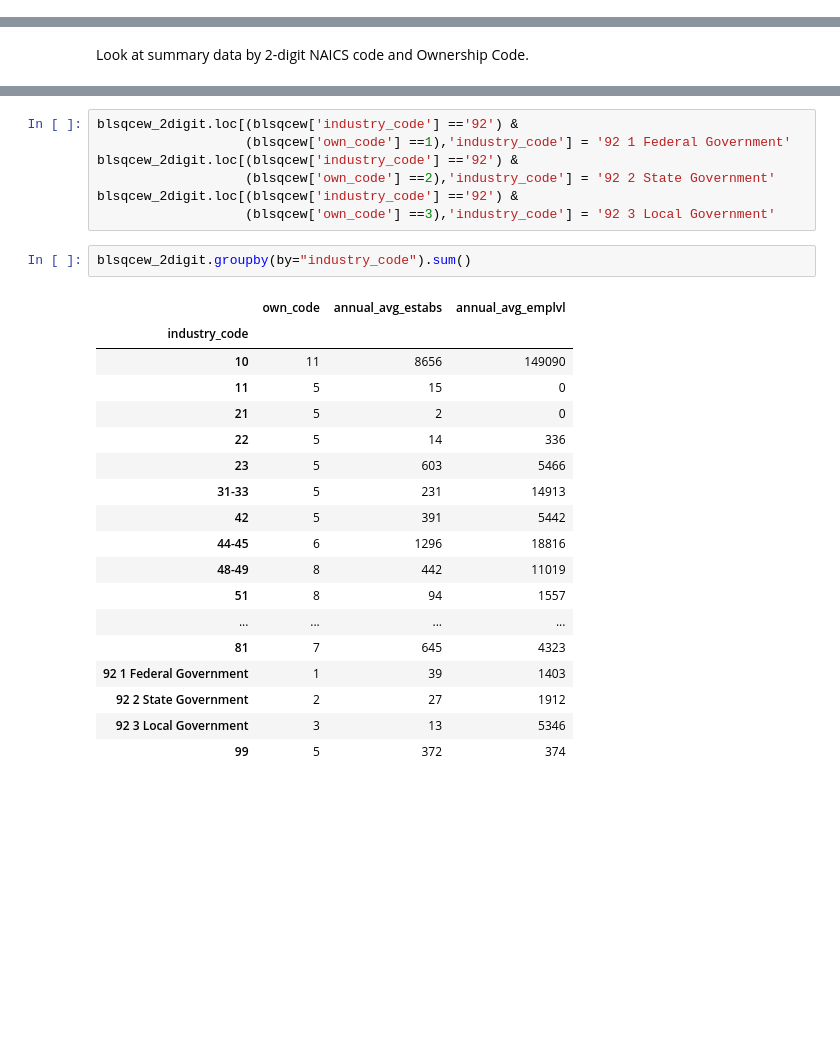
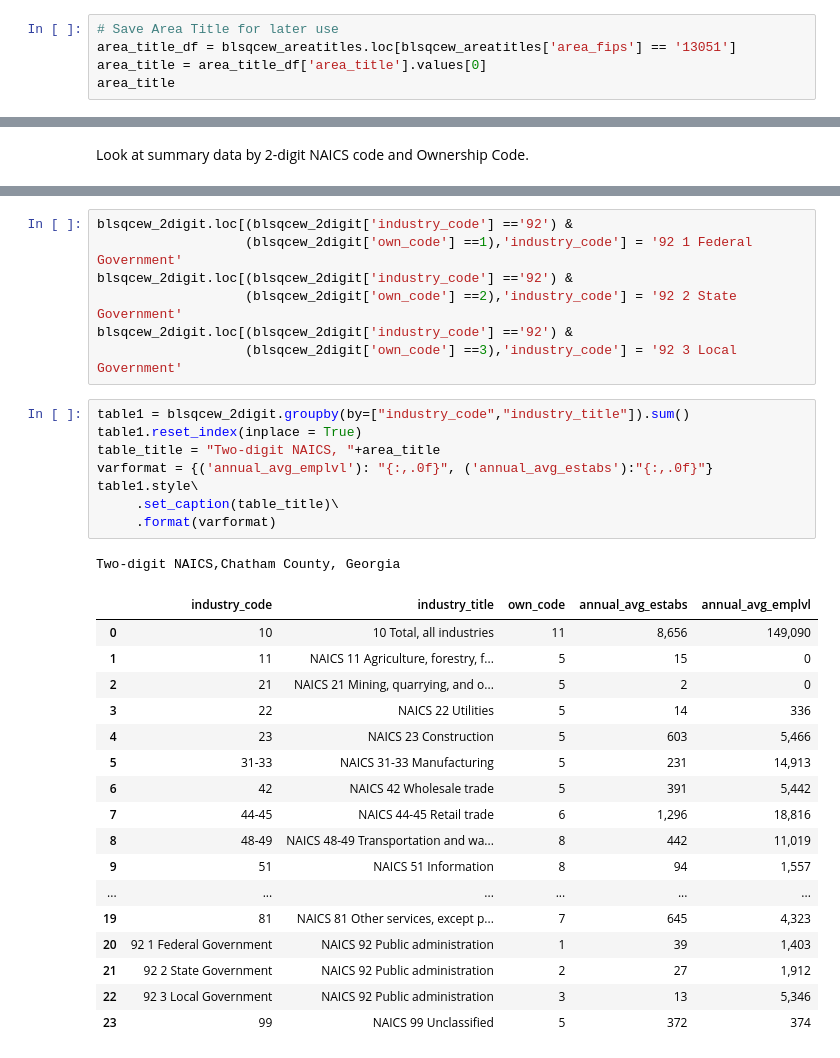
Before and after one commit to npr99/PlanningMethods, a Jupyter notebook: Location_Quotient_Using_BLS_QCEW.ipynb, the cells around one changed output, grey strips where cells are left out. Cells and saved outputs as stored; diff of their text form; blank space fills up the shorter version.

```diff
--- a/Location_Quotient_Using_BLS_QCEW.ipynb
+++ b/Location_Quotient_Using_BLS_QCEW.ipynb
@@ -46,0 +65,5 @@ The Pandas read csv command is a fast way to download .csv datafiles directly to
+# %%
+# Save Area Title for later use
+area_title_df = blsqcew_areatitles.loc[blsqcew_areatitles['area_fips'] == '13051']
+area_title = area_title_df['area_title'].values[0]
+area_title
@@ -154,28 +219,34 @@ blsqcew_2digit.loc[(blsqcew['industry_code'] =='92')]
 # %%
-blsqcew_2digit.loc[(blsqcew['industry_code'] =='92') &
-                   (blsqcew['own_code'] ==1),'industry_code'] = '92 1 Federal Government'
-blsqcew_2digit.loc[(blsqcew['industry_code'] =='92') &
-                   (blsqcew['own_code'] ==2),'industry_code'] = '92 2 State Government'
-blsqcew_2digit.loc[(blsqcew['industry_code'] =='92') &
-                   (blsqcew['own_code'] ==3),'industry_code'] = '92 3 Local Government'
+blsqcew_2digit.loc[(blsqcew_2digit['industry_code'] =='92') &
+                   (blsqcew_2digit['own_code'] ==1),'industry_code'] = '92 1 Federal Government'
+blsqcew_2digit.loc[(blsqcew_2digit['industry_code'] =='92') &
+                   (blsqcew_2digit['own_code'] ==2),'industry_code'] = '92 2 State Government'
+blsqcew_2digit.loc[(blsqcew_2digit['industry_code'] =='92') &
+                   (blsqcew_2digit['own_code'] ==3),'industry_code'] = '92 3 Local Government'
-# %%
-blsqcew_2digit.groupby(by="industry_code").sum()
-# %% [output]
-|  | own_code | annual_avg_estabs | annual_avg_emplvl |
-| industry_code |  |  |  |
-| 10 | 11 | 8656 | 149090 |
-| 11 | 5 | 15 | 0 |
-| 21 | 5 | 2 | 0 |
-| 22 | 5 | 14 | 336 |
-| 23 | 5 | 603 | 5466 |
-| 31-33 | 5 | 231 | 14913 |
-| 42 | 5 | 391 | 5442 |
-| 44-45 | 6 | 1296 | 18816 |
-| 48-49 | 8 | 442 | 11019 |
-| 51 | 8 | 94 | 1557 |
-| ... | ... | ... | ... |
-| 81 | 7 | 645 | 4323 |
-| 92 1 Federal Government | 1 | 39 | 1403 |
-| 92 2 State Government | 2 | 27 | 1912 |
-| 92 3 Local Government | 3 | 13 | 5346 |
-| 99 | 5 | 372 | 374 |
+# %%
+table1 = blsqcew_2digit.groupby(by=["industry_code","industry_title"]).sum()
+table1.reset_index(inplace = True)
+table_title = "Two-digit NAICS, "+area_title
+varformat = {('annual_avg_emplvl'): "{:,.0f}", ('annual_avg_estabs'):"{:,.0f}"}
+table1.style\
+     .set_caption(table_title)\
+     .format(varformat)
+# %% [output]
+Two-digit NAICS,Chatham County, Georgia
+|  | industry_code | industry_title | own_code | annual_avg_estabs | annual_avg_emplvl |
+| 0 | 10 | 10 Total, all industries | 11 | 8,656 | 149,090 |
+| 1 | 11 | NAICS 11 Agriculture, forestry, f... | 5 | 15 | 0 |
+| 2 | 21 | NAICS 21 Mining, quarrying, and o... | 5 | 2 | 0 |
+| 3 | 22 | NAICS 22 Utilities | 5 | 14 | 336 |
+| 4 | 23 | NAICS 23 Construction | 5 | 603 | 5,466 |
+| 5 | 31-33 | NAICS 31-33 Manufacturing | 5 | 231 | 14,913 |
+| 6 | 42 | NAICS 42 Wholesale trade | 5 | 391 | 5,442 |
+| 7 | 44-45 | NAICS 44-45 Retail trade | 6 | 1,296 | 18,816 |
+| 8 | 48-49 | NAICS 48-49 Transportation and wa... | 8 | 442 | 11,019 |
+| 9 | 51 | NAICS 51 Information | 8 | 94 | 1,557 |
+| ... | ... | ... | ... | ... | ... |
+| 19 | 81 | NAICS 81 Other services, except p... | 7 | 645 | 4,323 |
+| 20 | 92 1 Federal Government | NAICS 92 Public administration | 1 | 39 | 1,403 |
+| 21 | 92 2 State Government | NAICS 92 Public administration | 2 | 27 | 1,912 |
+| 22 | 92 3 Local Government | NAICS 92 Public administration | 3 | 13 | 5,346 |
+| 23 | 99 | NAICS 99 Unclassified | 5 | 372 | 374 |
```
Also changed, not shown: parts of 19 cells of this notebook.
